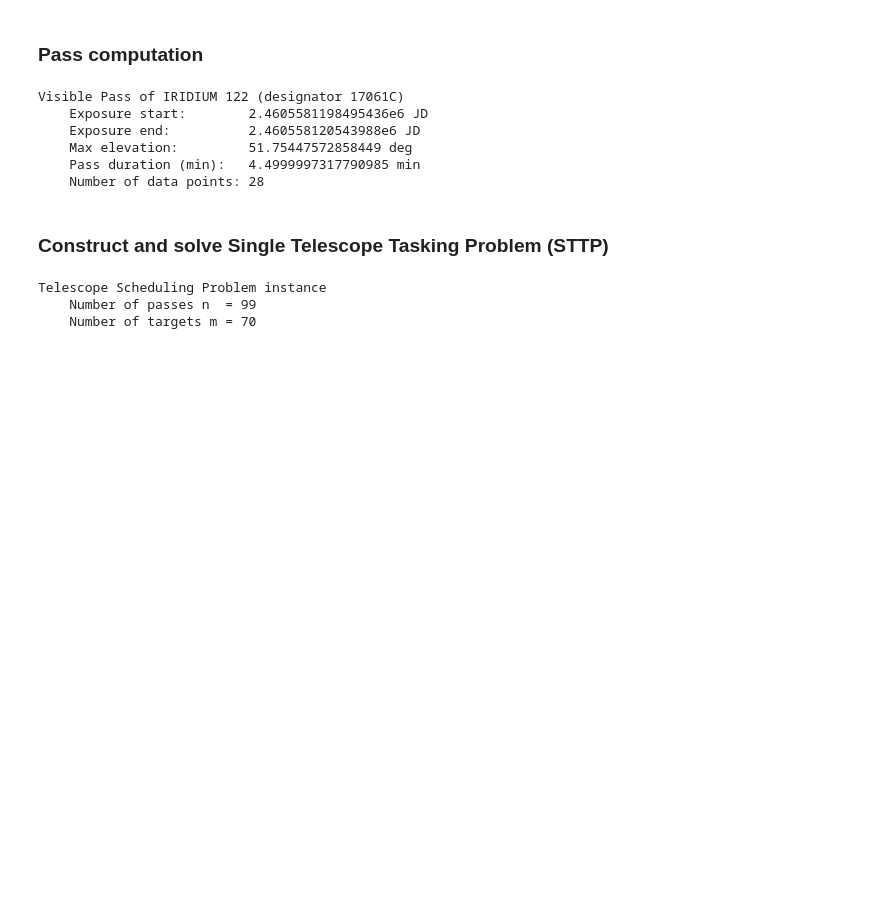
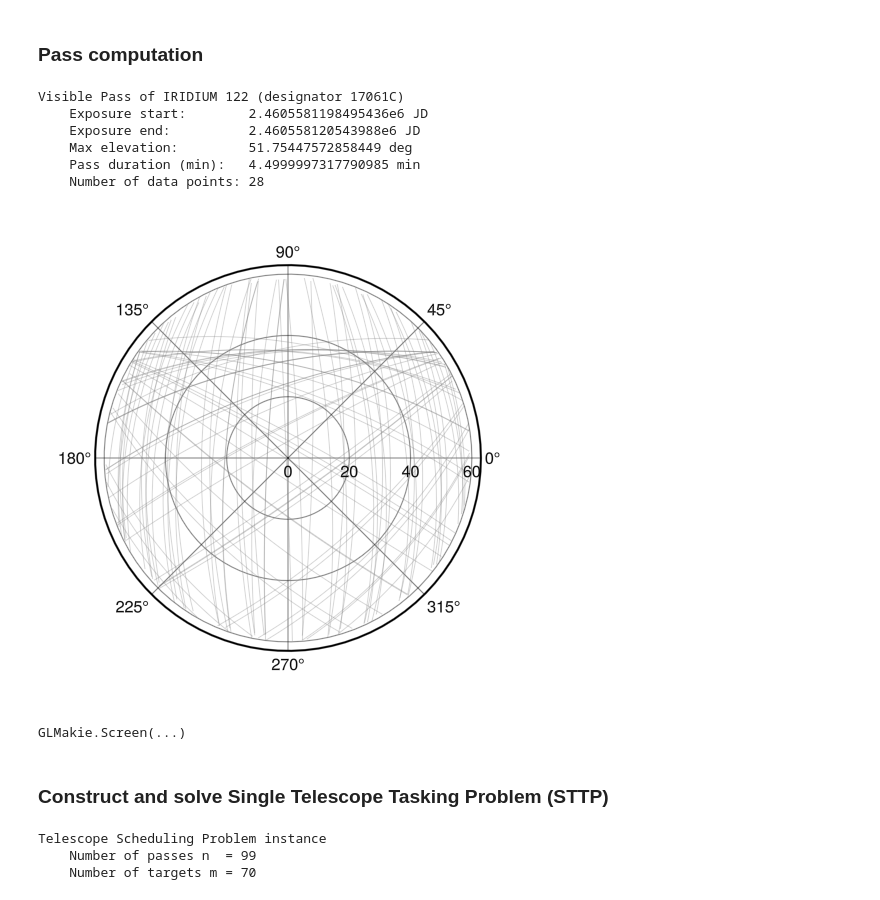
Before and after one commit to Yuricst/TelescopeTasking.jl, a Jupyter notebook: examples/example_STTP.ipynb, the cells around one changed output. Drawn from its saved outputs; the diff is of its cells as text; code cells hidden in the pictures; blank space fills up the shorter version.

```diff
--- a/examples/example_STTP.ipynb
+++ b/examples/example_STTP.ipynb
@@ -109,6 +139,15 @@ Visible Pass of IRIDIUM 122 (designator 17061C)
     Max elevation:         51.75447572858449 deg
     Pass duration (min):   4.4999997317790985 min
     Number of data points: 28
+# %%
+# plot of selected passes
+fig_passes = Figure(size=(500,500))
+ax_passes = PolarAxis(fig_passes[1,1])
+TelescopeTasking.polar_plot_passes!(ax_passes, passes; color=:grey, linewidth=0.3)
+display(fig_passes)
+# %% [output]
+[figure, added]
+GLMakie.Screen(...)
 # %% [markdown]
 ### Construct and solve Single Telescope Tasking Problem (STTP)
 # %%
```
Also changed, not shown: parts of 7 cells of this notebook.
